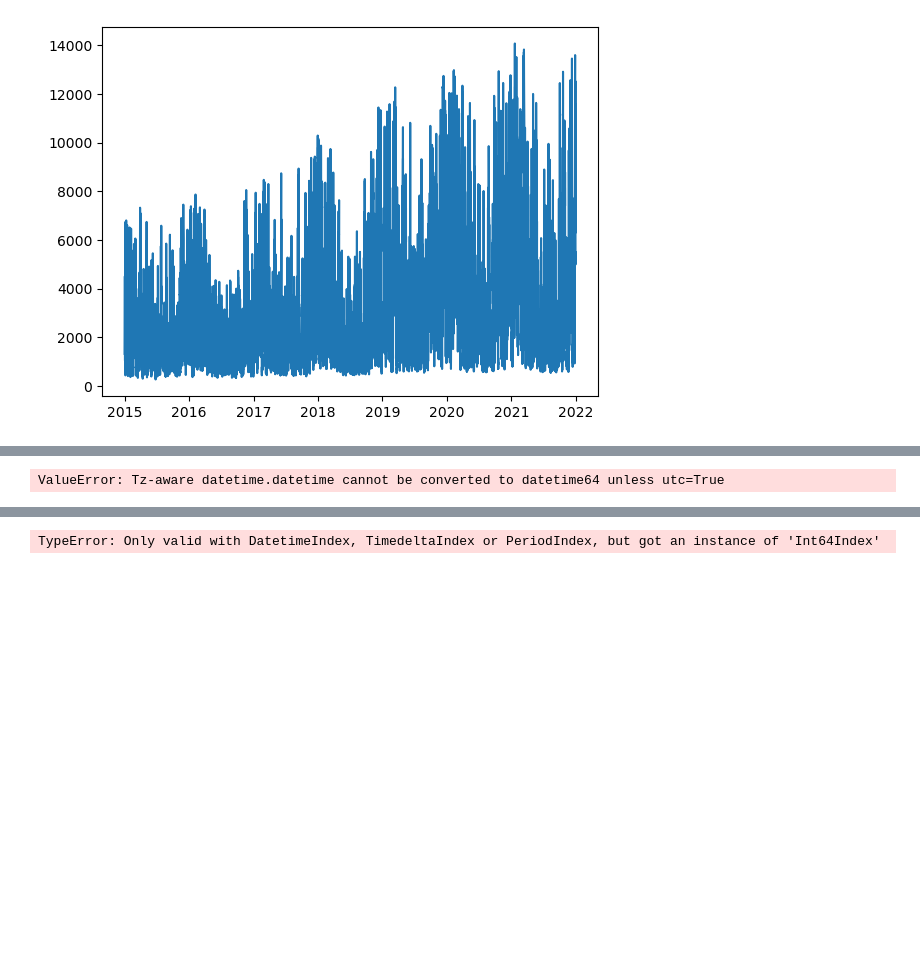
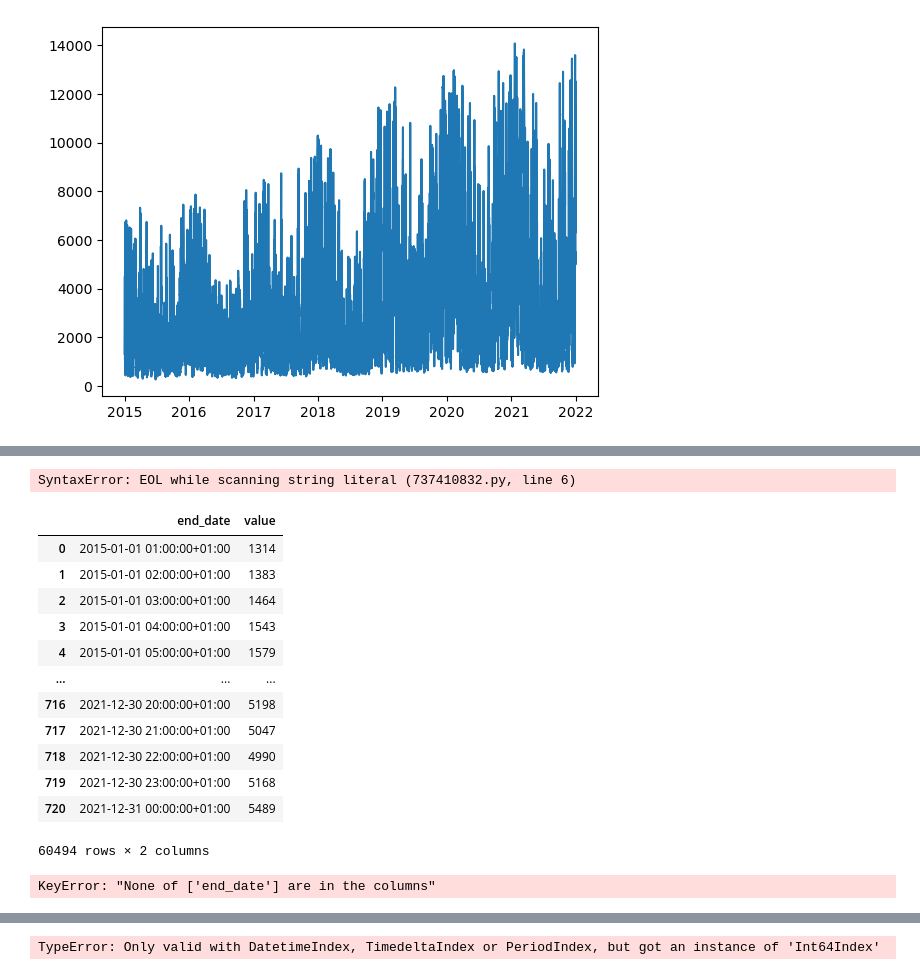
Before and after one commit to Basso42/Production-eolienne-ENSAE, a Jupyter notebook: automatization_RTE_data.ipynb, the cells around one changed output, grey strips where cells are left out. Cells and saved outputs as stored; diff of their text form; code cells hidden in the pictures; blank space fills up the shorter version.

Commit message:
travail sur les dates

```diff
--- a/automatization_RTE_data.ipynb
+++ b/automatization_RTE_data.ipynb
@@ -124,15 +110,36 @@ Name: end_date, Length: 84, dtype: object
+# %%
+
+print(df['end_date'])
+
+df['end_date].tzinfo()
+# %% [output]
+SyntaxError: EOL while scanning string literal (737410832.py, line 6)
 # %%
 df2 = df.iloc[:, [1, 2]]
 #on convertit nos heures UTC en heures françaises pour que les heures correspondent aux heures françaises de l'API des vents.
+df2
 
 
-df2['end_date'] = pd.to_datetime(df2['end_date'])
-df2.head()
-
-pytz.utc.localize(utc_time, is_dst=None).astimezone(tz)
 
 #df2 = df2.set_index('end_date')
 #df2
 #test
 # %% [output]
+|  | end_date | value |
+| 0 | 2015-01-01 01:00:00+01:00 | 1314 |
+| 1 | 2015-01-01 02:00:00+01:00 | 1383 |
+| 2 | 2015-01-01 03:00:00+01:00 | 1464 |
+| 3 | 2015-01-01 04:00:00+01:00 | 1543 |
+| 4 | 2015-01-01 05:00:00+01:00 | 1579 |
+| ... | ... | ... |
+| 716 | 2021-12-30 20:00:00+01:00 | 5198 |
+| 717 | 2021-12-30 21:00:00+01:00 | 5047 |
+| 718 | 2021-12-30 22:00:00+01:00 | 4990 |
+| 719 | 2021-12-30 23:00:00+01:00 | 5168 |
+| 720 | 2021-12-31 00:00:00+01:00 | 5489 |
-ValueError: Tz-aware datetime.datetime cannot be converted to datetime64 unless utc=True
+60494 rows × 2 columns
+# %%
+df2.end_date = pd.to_datetime((df.end_date), utc = True)
+df2 = df2.set_index('end_date')
+# %% [output]
+KeyError: "None of ['end_date'] are in the columns"
```
Also changed, not shown: parts of 5 cells of this notebook.
